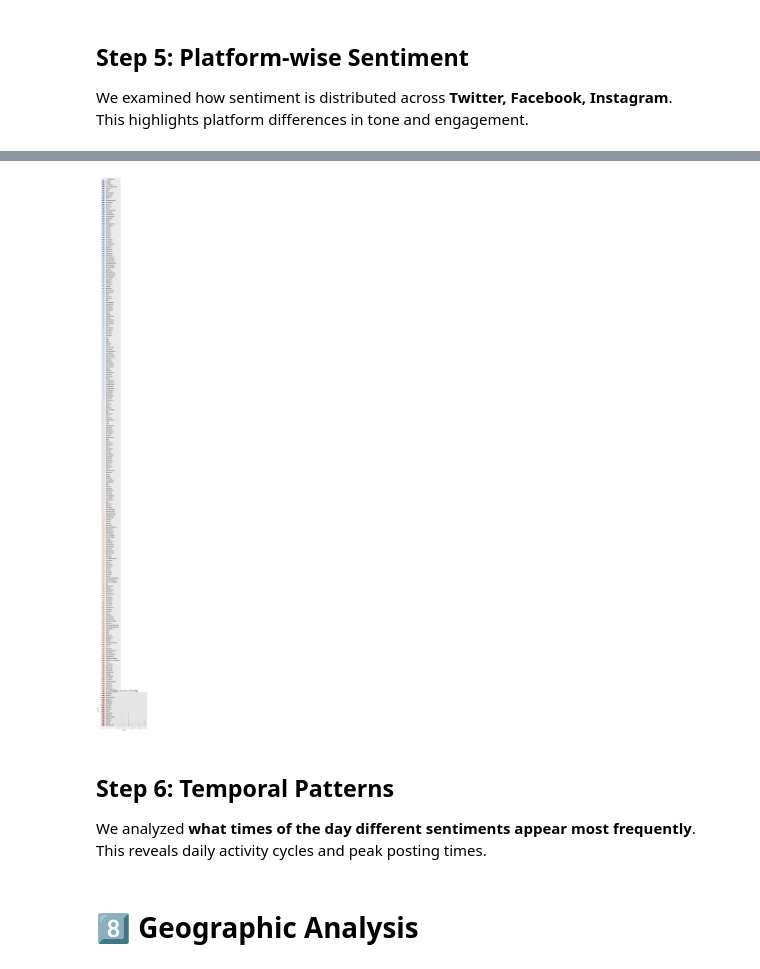
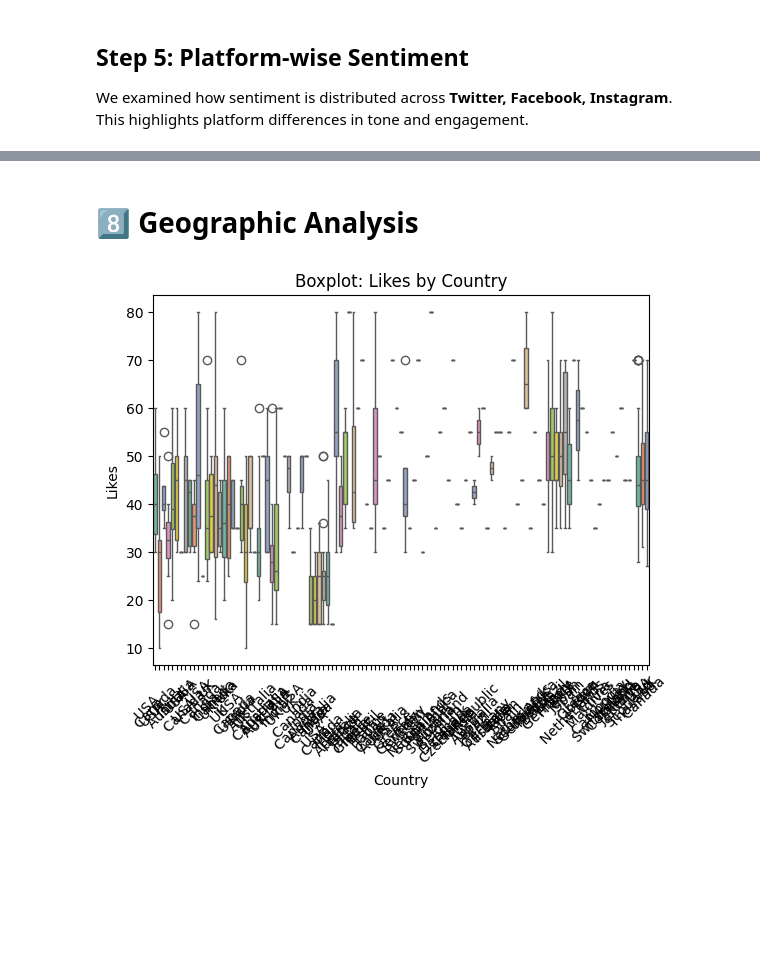
Before and after one commit to OcSpice/Sentiment-Dataset-EDA, a Jupyter notebook: EDA_on_Sentiment_Dataset.ipynb, the cells around one changed output, grey strips where cells are left out. Saved outputs shown, nothing was run; the diff lists cells and outputs as text; code cells hidden in the pictures; blank space fills up the shorter version.

```diff
--- a/EDA_on_Sentiment_Dataset.ipynb
+++ b/EDA_on_Sentiment_Dataset.ipynb
@@ -115,12 +136,9 @@ This highlights platform differences in tone and engagement.
+# %% [markdown]
+# 8️⃣ **Geographic Analysis**
 # %%
-sns.countplot(x='Hour', hue='Sentiment', data=df, palette="coolwarm")
-plt.title("Sentiment by Hour of the Day")
+sns.boxplot(x='Country', y='Likes', hue='Country', data=df, palette="Set2", legend=False)
+plt.title("Boxplot: Likes by Country")
+plt.xticks(rotation=45)
 plt.show()
 # %% [output]
-[figure, old version]
+[figure, new version]
-# %% [markdown]
-## Step 6: Temporal Patterns
-We analyzed **what times of the day different sentiments appear most frequently**.
-This reveals daily activity cycles and peak posting times.
-# %% [markdown]
-# 8️⃣ Geographic Analysis
```
Also changed, not shown: parts of 20 cells of this notebook.
